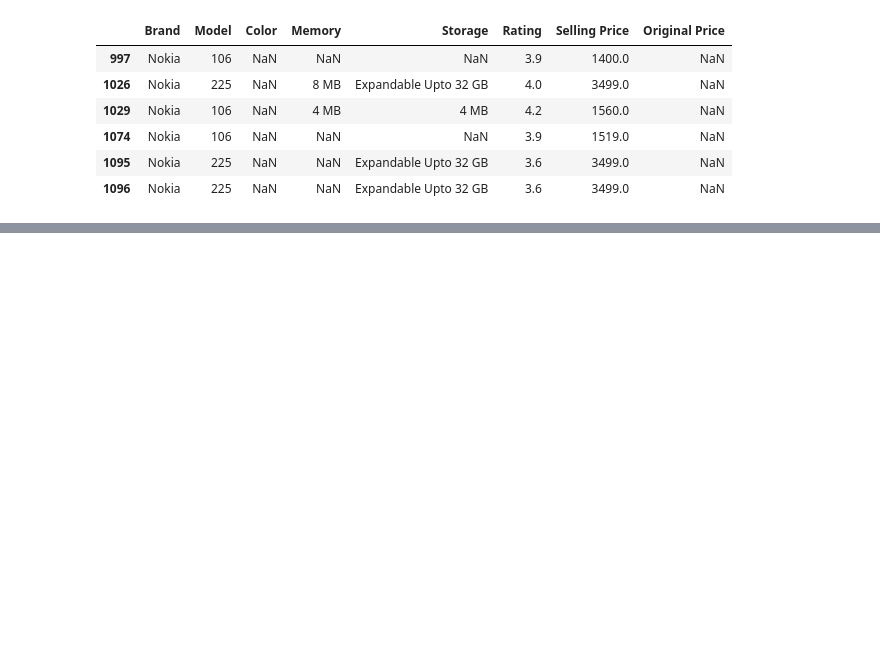
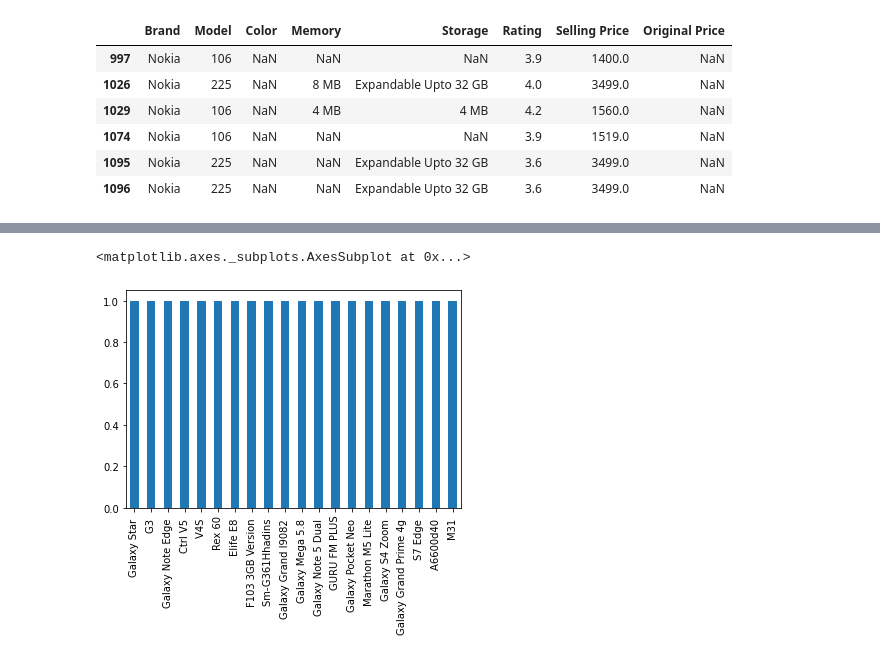
Before and after one commit to lakshuguru/-DATA-Ground-, a Jupyter notebook: flipkart.ipynb, the cells around one changed output, grey strips where cells are left out. Saved outputs shown, nothing was run; the diff lists cells and outputs as text; code cells hidden in the pictures; blank space fills up the shorter version.

```diff
--- a/flipkart.ipynb
+++ b/flipkart.ipynb
@@ -363,0 +407,5 @@ df[(df['Brand']=='Apple')]#(df['Memory']==6)]
+# %%
+df_r['Model'].value_counts().tail(20).plot(kind='bar')
+# %% [output]
+<matplotlib.axes._subplots.AxesSubplot at 0x...>
+[figure, added]
```
Also changed, not shown: parts of 52 cells of this notebook.
